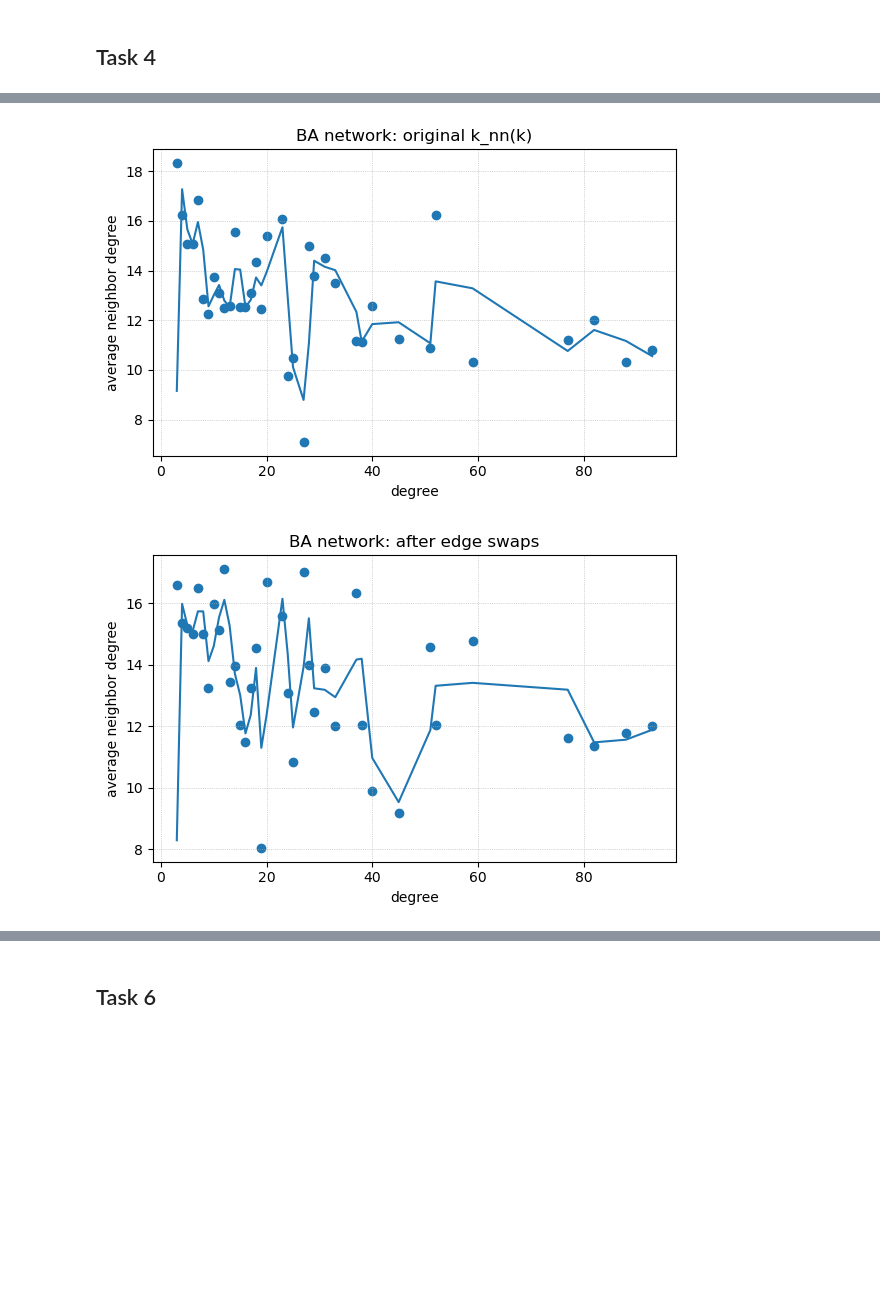
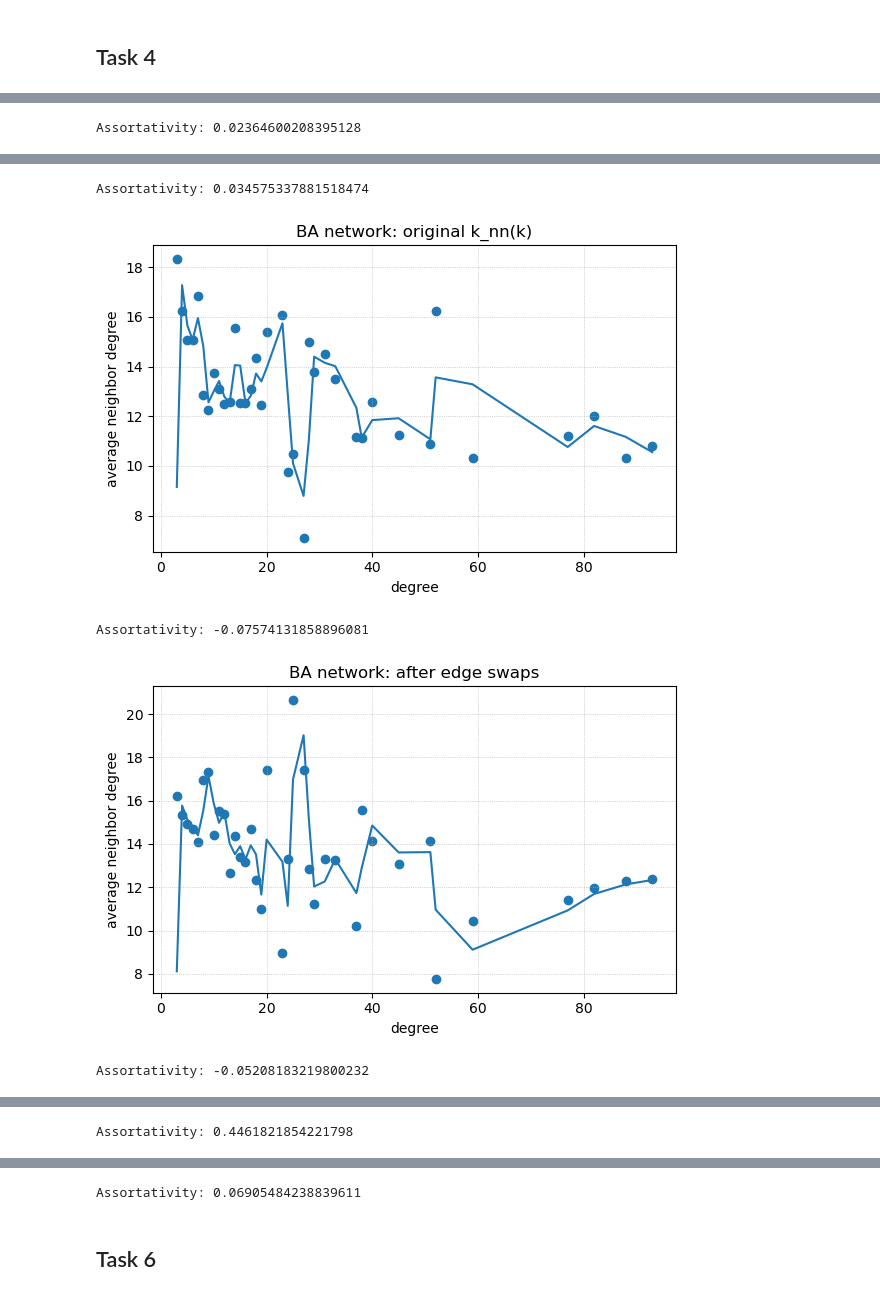
Before and after one commit to kubek22/SNARS, a Jupyter notebook: project4/project4.ipynb, the cells around one changed output, grey strips where cells are left out. Cells and saved outputs as stored; diff of their text form; code cells hidden in the pictures; blank space fills up the shorter version.

```diff
--- a/project4/project4.ipynb
+++ b/project4/project4.ipynb
@@ -187,8 +188,30 @@ m_ba = 3
 G_er = nx.erdos_renyi_graph(n, p_er, seed=42)
 G_ba = nx.barabasi_albert_graph(n, m_ba, seed=42)
 
+
+# TODO 3rd example - facebook modified net (truncating high-degree nodes)
+file_path = "input/facebook_combined.txt"
+G_assort = nx.Graph()
+with open(file_path, "r") as f:
+    for line in f:
+        parts = line.strip().split()
+        if len(parts) != 2:
+            continue
+        u, v = parts
+        u, v = int(u), int(v)
+        G_assort.add_edge(u, v)
+
+# removing nodes
+t = 150
+high_deg_nodes = [n for n, d in G_assort.degree() if d > t]
+G_assort.remove_nodes_from(high_deg_nodes)
+print("Assortativity:", nx.degree_assortativity_coefficient(G_assort))
+
+
 df_er = compute_k_nn_by_k(G_er)
 df_ba = compute_k_nn_by_k(G_ba)
+df_assort = compute_k_nn_by_k(G_assort)
+
 
 def plot_knn(df, title):
     plt.figure(figsize=(6,4))
@@ -207,4 +230,5 @@ def plot_knn(df, title):
 
 plot_knn(df_er, "ER network: k_nn(k)")
 plot_knn(df_ba, "BA network: k_nn(k)")
+plot_knn(df_assort, "Facebook network (modified): k_nn(k)")
 # %% [output]
@@ -217,9 +243,6 @@ n = 1000
 p_er = 0.001
 m_ba = 3
 num_swaps = 10000
-
-G_er = nx.erdos_renyi_graph(n, p_er, seed=42)
-G_ba = nx.barabasi_albert_graph(n, m_ba, seed=42)
 
 df_er = compute_k_nn_by_k(G_er)
 df_ba = compute_k_nn_by_k(G_ba)
@@ -230,17 +253,29 @@ nx.double_edge_swap(G_er_swapped, nswap=num_swaps, max_tries=num_swaps*10)
 G_ba_swapped = G_ba.copy()
 nx.double_edge_swap(G_ba_swapped, nswap=num_swaps, max_tries=num_swaps*10)
 
+G_assort_swapped = G_assort.copy()
+nx.double_edge_swap(G_assort_swapped, nswap=50000, max_tries=50000*10)
+
 df_er_swapped = compute_k_nn_by_k(G_er_swapped)
 df_ba_swapped = compute_k_nn_by_k(G_ba_swapped)
+df_assort_swapped = compute_k_nn_by_k(G_assort_swapped)
 
 plot_knn(df_er, "ER network: original k_nn(k)")
+print("Assortativity:", nx.degree_assortativity_coefficient(G_er))
 plot_knn(df_er_swapped, "ER network: after edge swaps")
+print("Assortativity:", nx.degree_assortativity_coefficient(G_er_swapped))
+
 plot_knn(df_ba, "BA network: original k_nn(k)")
+print("Assortativity:", nx.degree_assortativity_coefficient(G_ba))
 plot_knn(df_ba_swapped, "BA network: after edge swaps")
+print("Assortativity:", nx.degree_assortativity_coefficient(G_ba_swapped))
 
 # the results are similar
-
-
-# TODO additional example assortative
+plot_knn(df_assort, "Facebook network (modified): original k_nn(k)")
+print("Assortativity:", nx.degree_assortativity_coefficient(G_assort))
+plot_knn(df_assort_swapped, "Facebook network (modified): after edge swaps")
+print("Assortativity:", nx.degree_assortativity_coefficient(G_assort_swapped))
+# we loose assortativity after random swaps
 # %% [output]
 [figure]
+Assortativity: 0.02364600208395128
@@ -248,2 +283,5 @@ plot_knn(df_ba_swapped, "BA network: after edge swaps")
+Assortativity: 0.034575337881518474
 [figure]
+Assortativity: -0.07574131858896081
-[figure, old version]
+[figure, new version]
+Assortativity: -0.05208183219800232
@@ -249,0 +289 @@ plot_knn(df_ba_swapped, "BA network: after edge swaps")
+Assortativity: 0.4461821854221798
@@ -250,3 +291,4 @@ plot_knn(df_ba_swapped, "BA network: after edge swaps")
+Assortativity: 0.06905484238839611
 # %% [markdown]
 ## Task 6
 # %%
```
Also changed, not shown: parts of 11 cells of this notebook, 1 other file.
